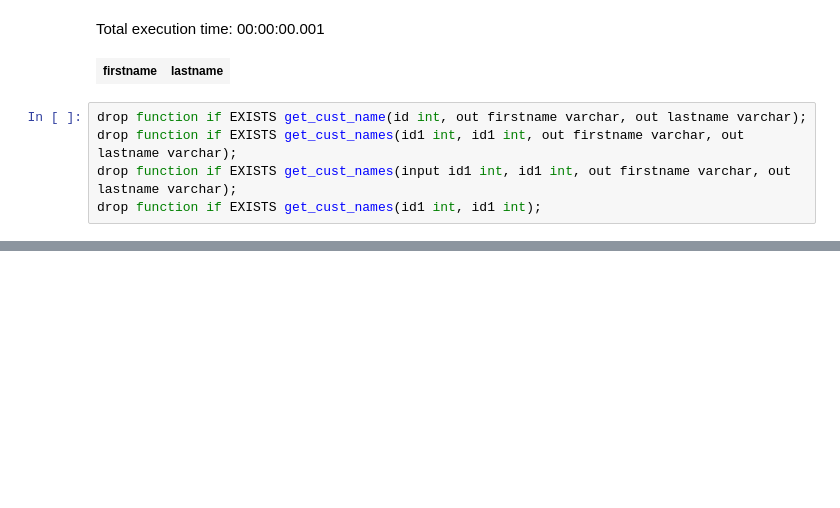
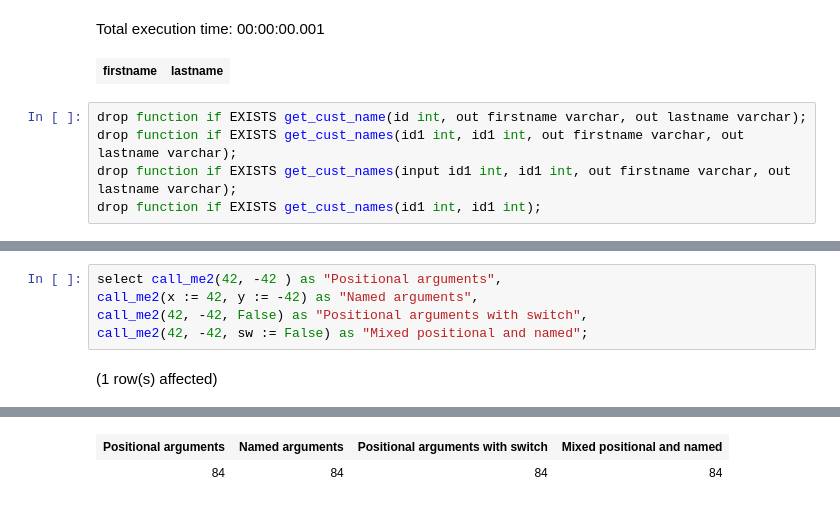
Before and after one commit to yaowenqiang/capturing_logic_with_custom_functions_in_postgresql, a Jupyter notebook: Notebook-1.ipynb, the cells around one changed output, grey strips where cells are left out. Saved outputs shown, nothing was run; the diff lists cells and outputs as text; blank space fills up the shorter version.

```diff
--- a/Notebook-1.ipynb
+++ b/Notebook-1.ipynb
@@ -338,0 +376,7 @@ drop function if EXISTS get_cust_names(id1 int, id1 int);
+# %%
+select call_me2(42, -42 ) as "Positional arguments",
+call_me2(x := 42, y := -42) as "Named arguments",
+call_me2(42, -42, False) as "Positional arguments with switch",
+call_me2(42, -42, sw := False) as "Mixed positional and named";
+# %% [output]
+(1 row(s) affected)
@@ -338,0 +384,2 @@ drop function if EXISTS get_cust_names(id1 int, id1 int);
+| Positional arguments | Named arguments | Positional arguments with switch | Mixed positional and named |
+| 84 | 84 | 84 | 84 |
```
Also changed, not shown: parts of 6 cells of this notebook.
